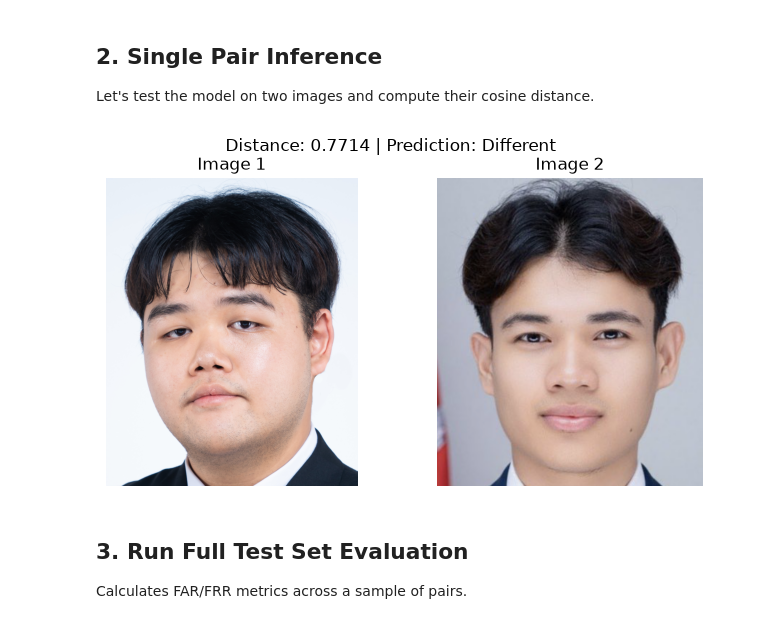
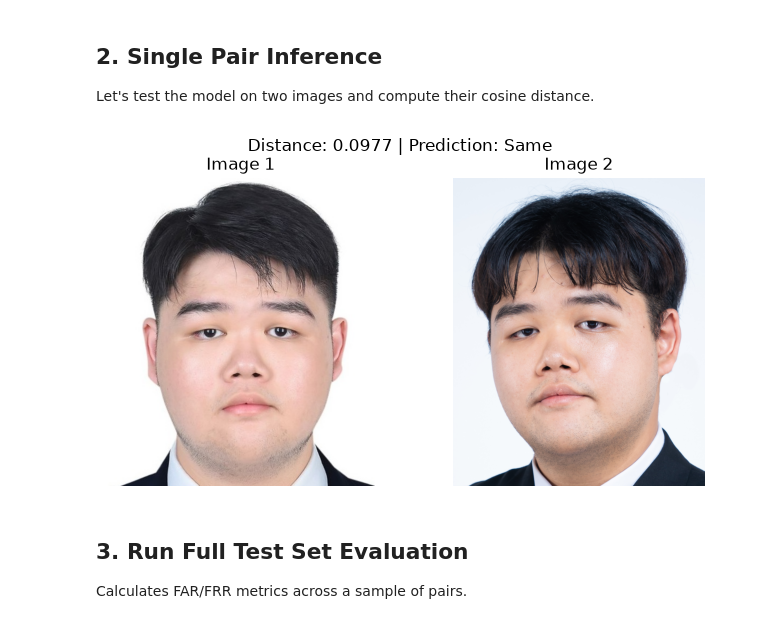
Before and after one commit to SunchhayK/facial-similarity-detection, a Jupyter notebook: notebooks/evaluation.ipynb, the cells around one changed output. Saved outputs shown, nothing was run; the diff lists cells and outputs as text; code cells hidden in the pictures.

```diff
--- a/notebooks/evaluation.ipynb
+++ b/notebooks/evaluation.ipynb
@@ -39,33 +61,33 @@ Let's test the model on two images and compute their cosine distance.
 # %%
 # Choose two images to compare from the test set
 # Modify paths based on actual available images
 # img1_path = "./dataset/raw/subjects_0-1999_72_imgs/1212/0.png"
 # img2_path = "./dataset/raw/subjects_0-1999_72_imgs/1212/1.png"
 
 # img1_path = "./dataset/raw/casia_webface_extracted/0/0.jpg"
 # img2_path = "./dataset/raw/casia_webface_extracted/1/0.jpg"
 
-img1_path = "Khoun_Sovansunchhay.jpg"
-img2_path = "oudom.png"
+img1_path = "./gallery/MSC_Khoun_Sovansunchhay.jpg"
+img2_path = "./gallery/Khoun_Sovansunchhay.jpg"
 
 try:
-    dist, is_same = compute_similarity(model, img1_path, img2_path, device, img_size=img_size, threshold=0.415)
+    dist, is_same = compute_similarity(model, img1_path, img2_path, device, img_size=img_size, threshold=0.75)
 
     fig, (ax1, ax2) = plt.subplots(1, 2, figsize=(8, 4))
     ax1.imshow(Image.open(img1_path))
     ax1.axis('off')
     ax1.set_title('Image 1')
 
     ax2.imshow(Image.open(img2_path))
     ax2.axis('off')
     ax2.set_title('Image 2')
 
     plt.suptitle(f"Distance: {dist:.4f} | Prediction: {'Same' if is_same else 'Different'}")
     plt.show()
 except FileNotFoundError:
     print(f"Please update the paths for img1_path and img2_path with actual images.")
 # %% [output]
-[figure, old version]
+[figure, new version]
 # %% [markdown]
 ## 3. Run Full Test Set Evaluation
 Calculates FAR/FRR metrics across a sample of pairs.
```
Also changed, not shown: parts of 2 cells of this notebook, 3 other files.
